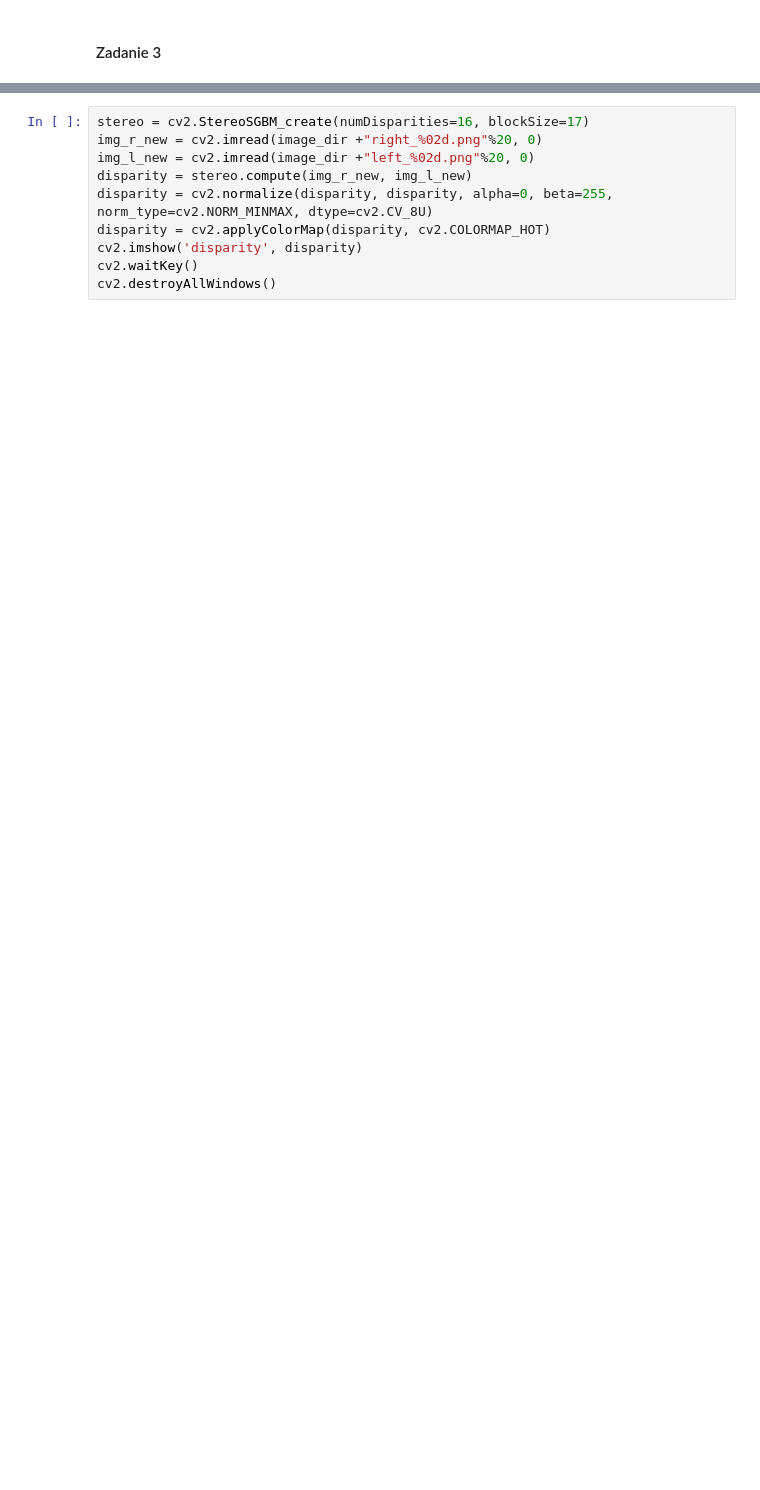
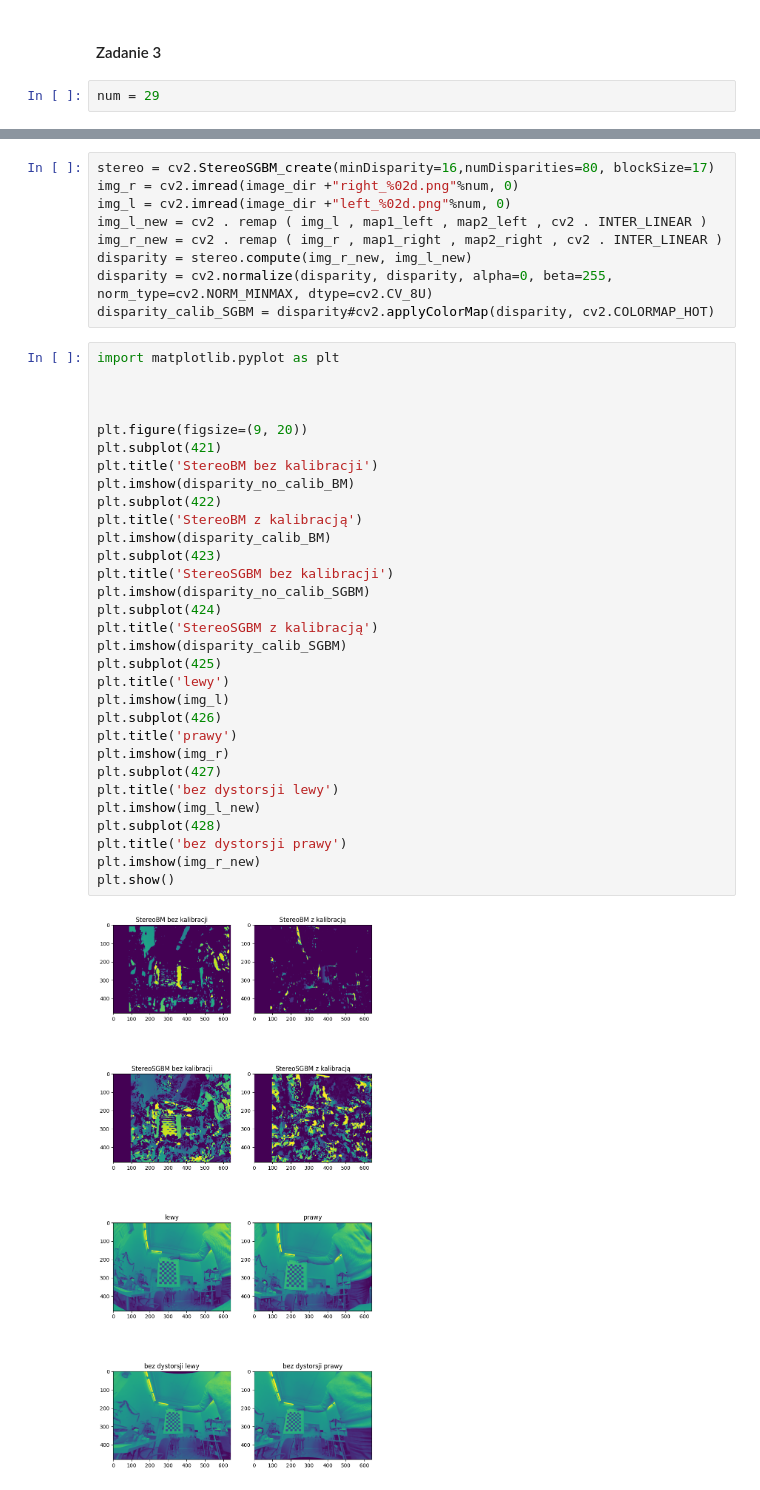
Before and after one commit to MichalMichniak/Zaawansowane-Algorytmy-Wizyjne, a Jupyter notebook: Lab_5/main.ipynb, the cells around one changed output, grey strips where cells are left out. Drawn from its saved outputs; the diff is of its cells as text; blank space fills up the shorter version.

```diff
--- a/Lab_5/main.ipynb
+++ b/Lab_5/main.ipynb
@@ -285,4 +229,6 @@ cv2.waitKey()
 cv2.destroyAllWindows()
 # %% [markdown]
 #### Zadanie 3
+# %%
+num = 29
 # %%
@@ -318,10 +257,42 @@ cv2.destroyAllWindows()
 # %%
-stereo = cv2.StereoSGBM_create(numDisparities=16, blockSize=17)
-img_r_new = cv2.imread(image_dir +"right_%02d.png"%20, 0)
-img_l_new = cv2.imread(image_dir +"left_%02d.png"%20, 0)
+stereo = cv2.StereoSGBM_create(minDisparity=16,numDisparities=80, blockSize=17)
+img_r = cv2.imread(image_dir +"right_%02d.png"%num, 0)
+img_l = cv2.imread(image_dir +"left_%02d.png"%num, 0)
+img_l_new = cv2 . remap ( img_l , map1_left , map2_left , cv2 . INTER_LINEAR )
+img_r_new = cv2 . remap ( img_r , map1_right , map2_right , cv2 . INTER_LINEAR )
 disparity = stereo.compute(img_r_new, img_l_new)
 disparity = cv2.normalize(disparity, disparity, alpha=0, beta=255, norm_type=cv2.NORM_MINMAX, dtype=cv2.CV_8U)
-disparity = cv2.applyColorMap(disparity, cv2.COLORMAP_HOT)
-cv2.imshow('disparity', disparity)
-cv2.waitKey()
-cv2.destroyAllWindows()
+disparity_calib_SGBM = disparity#cv2.applyColorMap(disparity, cv2.COLORMAP_HOT)
+# %%
+import matplotlib.pyplot as plt
+
+
+
+plt.figure(figsize=(9, 20))
+plt.subplot(421)
+plt.title('StereoBM bez kalibracji')
+plt.imshow(disparity_no_calib_BM)
+plt.subplot(422)
+plt.title('StereoBM z kalibracją')
+plt.imshow(disparity_calib_BM)
+plt.subplot(423)
+plt.title('StereoSGBM bez kalibracji')
+plt.imshow(disparity_no_calib_SGBM)
+plt.subplot(424)
+plt.title('StereoSGBM z kalibracją')
+plt.imshow(disparity_calib_SGBM)
+plt.subplot(425)
+plt.title('lewy')
+plt.imshow(img_l)
+plt.subplot(426)
+plt.title('prawy')
+plt.imshow(img_r)
+plt.subplot(427)
+plt.title('bez dystorsji lewy')
+plt.imshow(img_l_new)
+plt.subplot(428)
+plt.title('bez dystorsji prawy')
+plt.imshow(img_r_new)
+plt.show()
+# %% [output]
+[figure, added]
```
Also changed, not shown: parts of 11 cells of this notebook.
